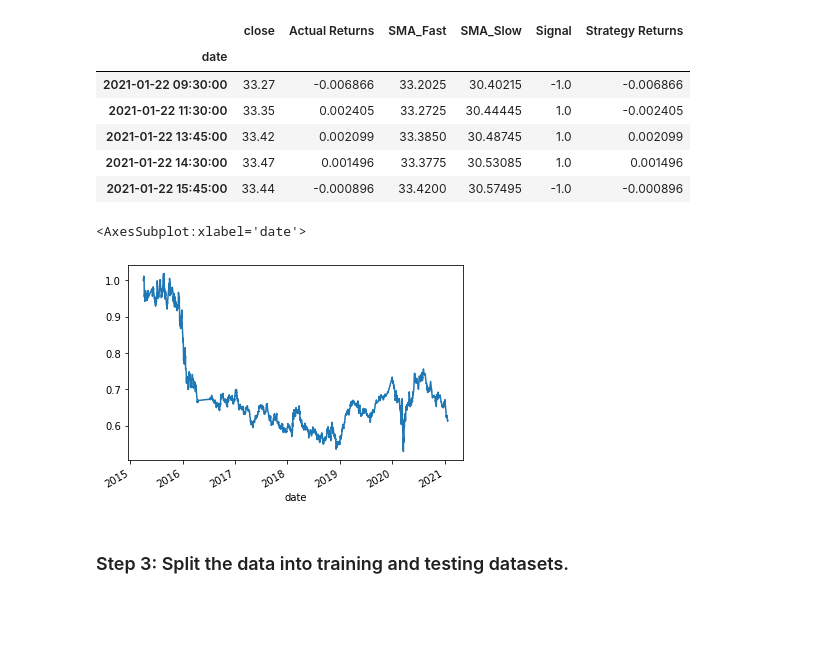
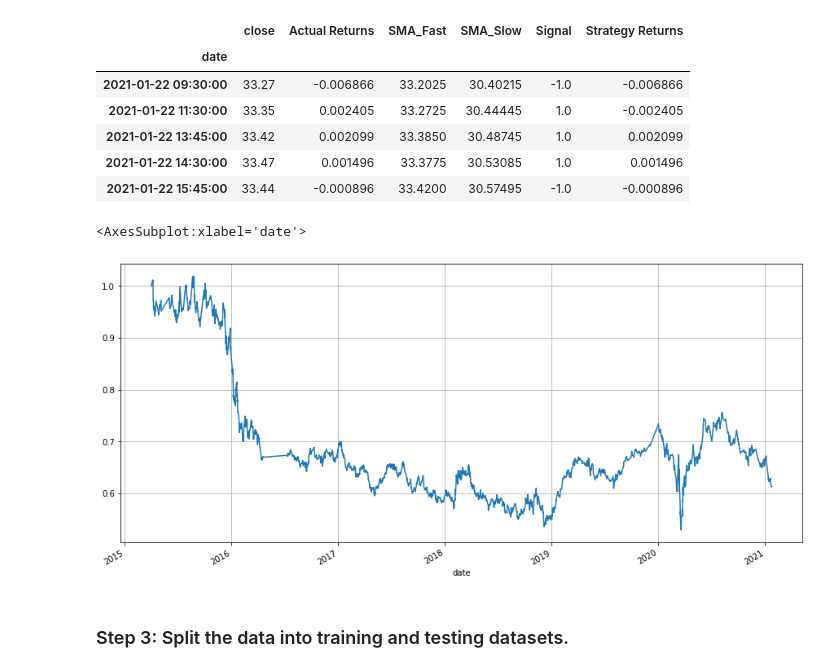
Before and after one commit to ScientiaCapital/Machine-Learning-AlgoTrading, a Jupyter notebook: machine_learning_trading_bot.ipynb, the cells around one changed output. Drawn from its saved outputs; the diff is of its cells as text; code cells hidden in the pictures; blank space fills up the shorter version.

```diff
--- a/machine_learning_trading_bot.ipynb
+++ b/machine_learning_trading_bot.ipynb
@@ -237,10 +236,10 @@ display(svm_1_signals_df.tail())
 | 2021-01-22 15:45:00 | 33.44 | -0.000896 | 33.4200 | 30.57495 | -1.0 | -0.000896 |
 # %%
 # Plot Strategy Returns to examine performance
-(1 + svm_1_signals_df['Strategy Returns']).cumprod().plot()
+(1 + svm_1_signals_df['Strategy Returns']).cumprod().plot(figsize = (15, 7), grid = True)
 # %% [output]
 <AxesSubplot:xlabel='date'>
-[figure, old version]
+[figure, new version]
 # %% [markdown]
 ### Step 3: Split the data into training and testing datasets.
 # %%
```
Also changed, not shown: parts of 11 cells of this notebook.
